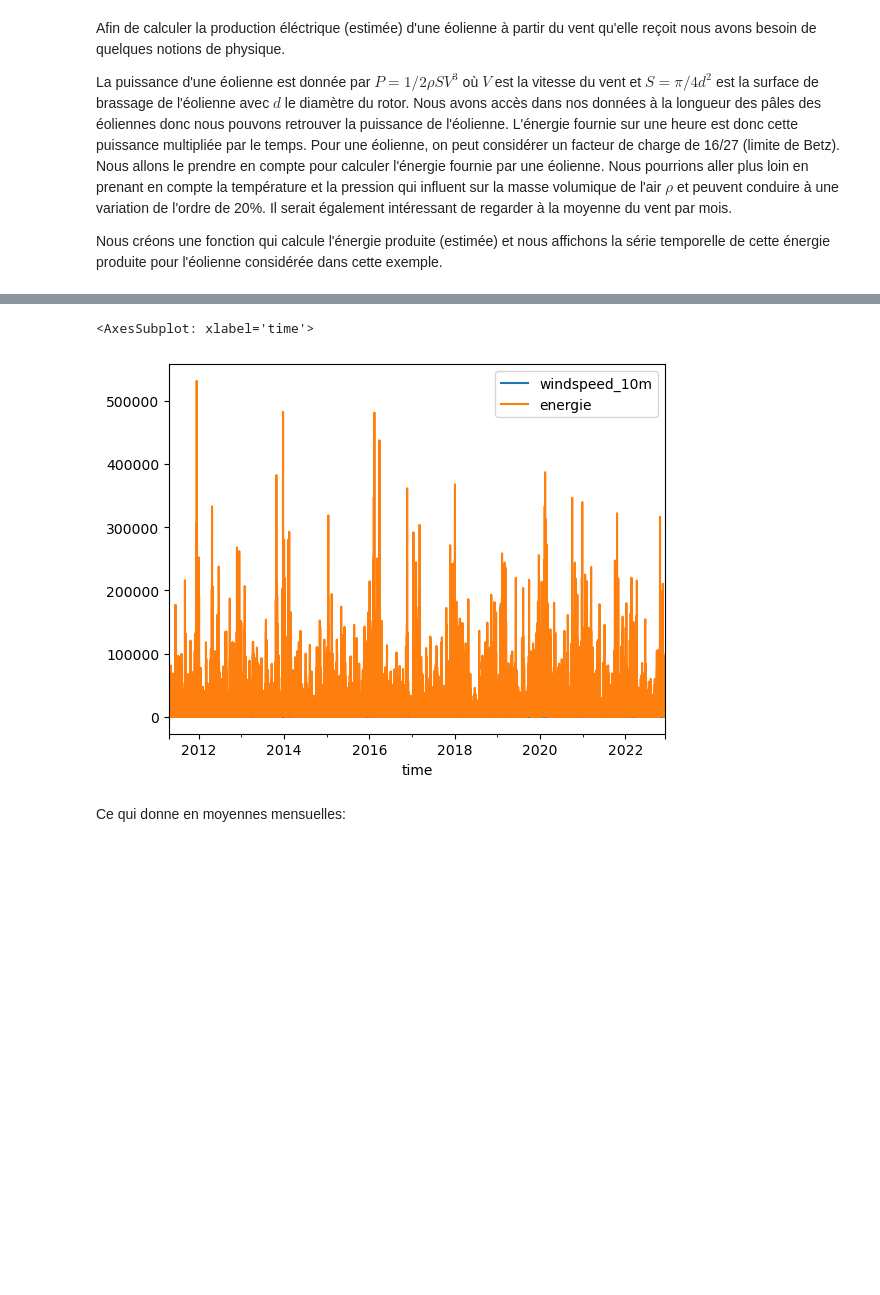
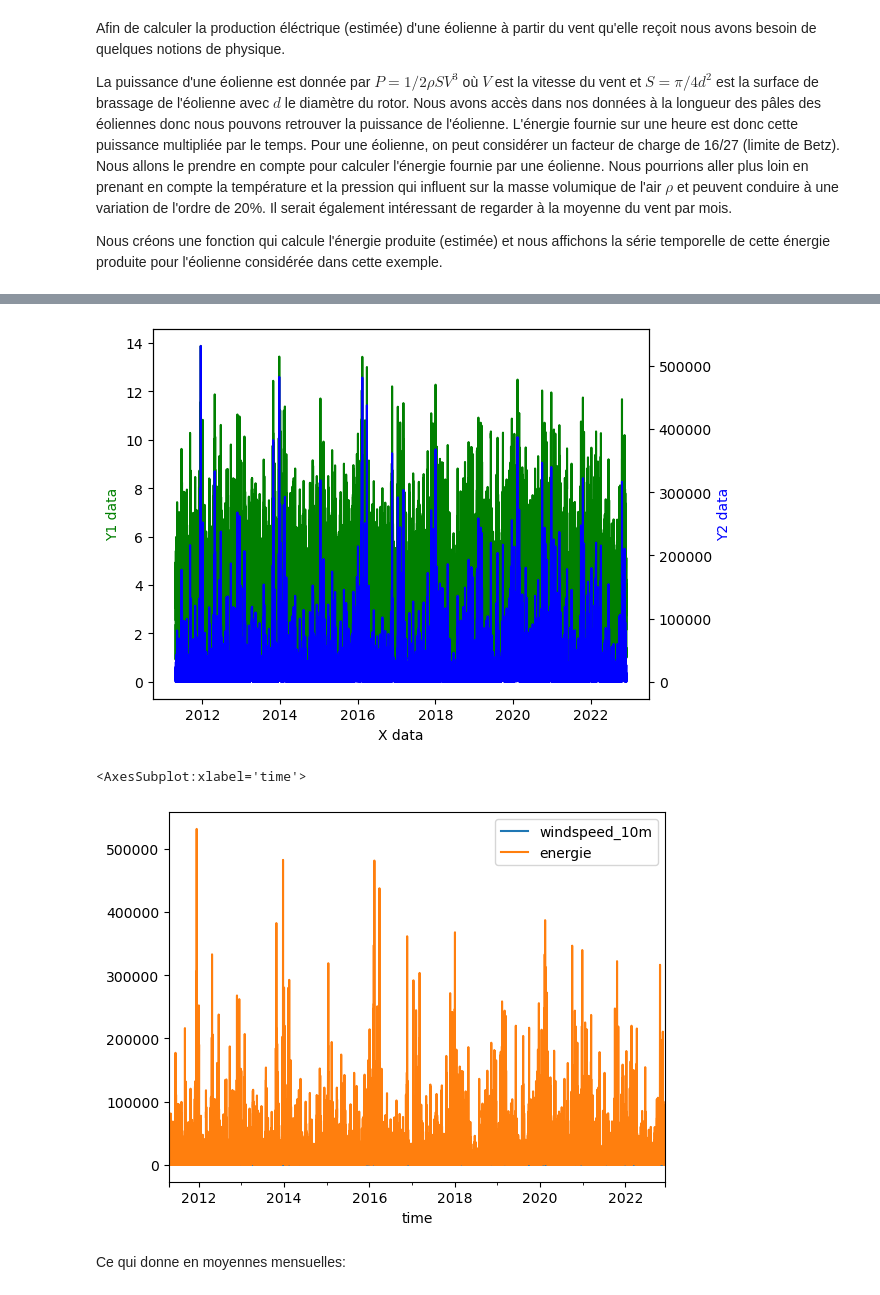
Before and after one commit to Basso42/Production-eolienne-ENSAE, a Jupyter notebook: Affichage des éoliennes.ipynb, the cells around one changed output, grey strips where cells are left out. Cells and saved outputs as stored; diff of their text form; code cells hidden in the pictures; blank space fills up the shorter version.

```diff
--- a/Affichage des éoliennes.ipynb
+++ b/Affichage des éoliennes.ipynb
@@ -449,7 +455,21 @@ donnees_vent['energie'] = calcul_energie(diametre_rotor,donnees_vent['windspeed_
 # %%
+#Faire un graphique avec deux axes et deux échelles
+fig, ax1 = plt.subplots()
+ax2 = ax1.twinx()
+ax1.plot(donnees_vent.index, donnees_vent['windspeed_10m'], 'g-')
+ax2.plot(donnees_vent.index, donnees_vent['energie'], 'b-')
+
+ax1.set_xlabel('X data')
+ax1.set_ylabel('Y1 data', color='g')
+ax2.set_ylabel('Y2 data', color='b')
+
+plt.show()
+
+#graphique avec un seul axe
 donnees_vent.plot()
 # %% [output]
+[figure, new version]
-<AxesSubplot: xlabel='time'>
+<AxesSubplot:xlabel='time'>
-[figure, old version]
+[figure, added]
 # %% [markdown]
 Ce qui donne en moyennes mensuelles:
```
Also changed, not shown: parts of 9 cells of this notebook, 1 other file.
